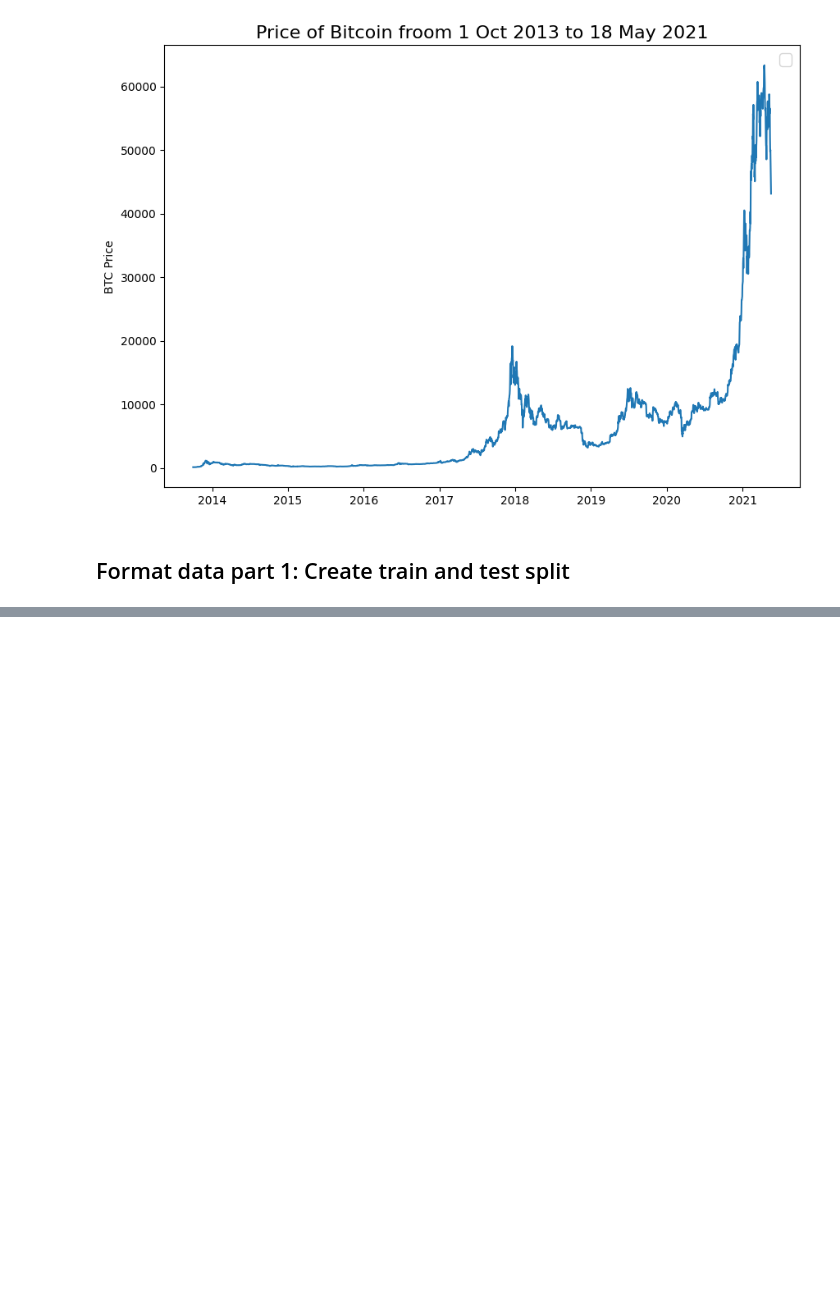
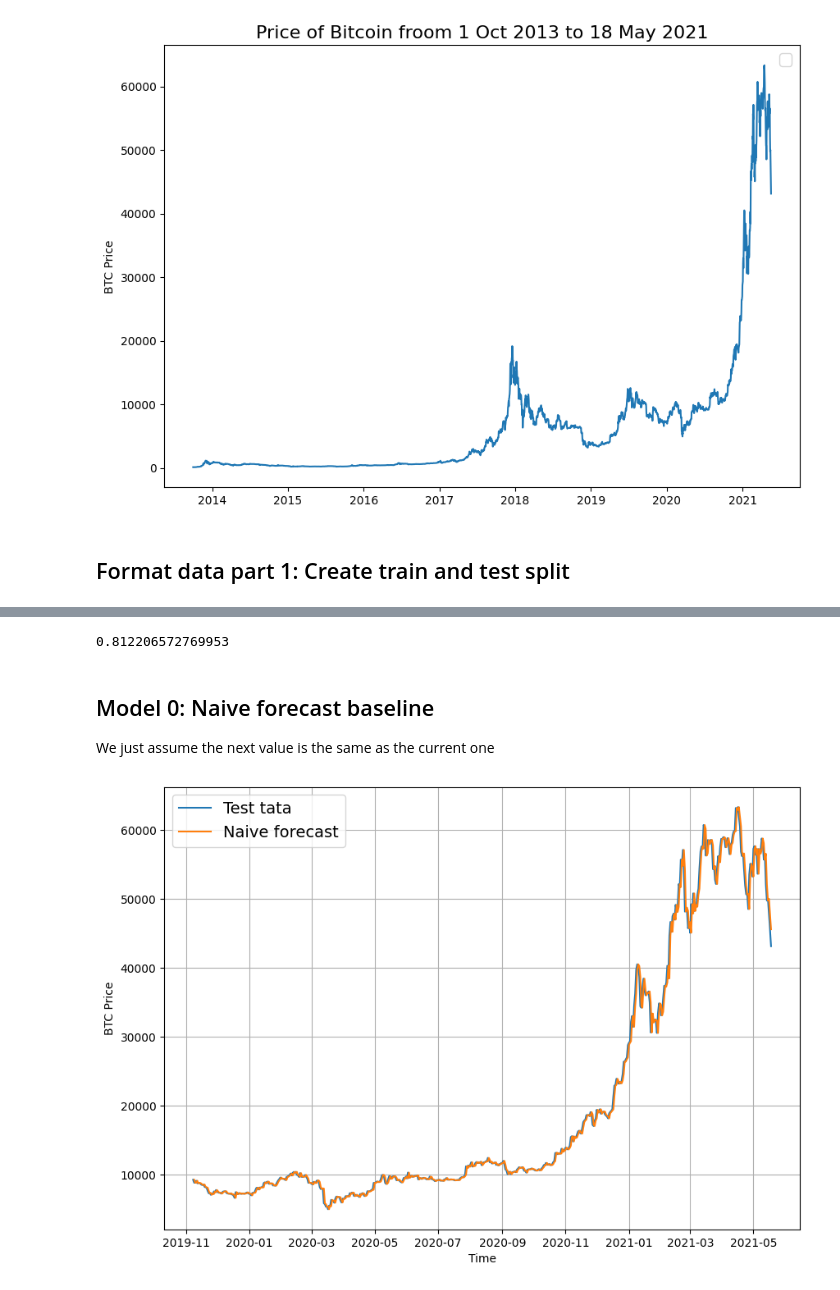
Before and after one commit to kacper-dobrow/tensorflow-course, a Jupyter notebook: 10_time_series_forecasting_with_tensorflow.ipynb, the cells around one changed output, grey strips where cells are left out. Cells and saved outputs as stored; diff of their text form; code cells hidden in the pictures; blank space fills up the shorter version.

```diff
--- a/10_time_series_forecasting_with_tensorflow.ipynb
+++ b/10_time_series_forecasting_with_tensorflow.ipynb
@@ -133,0 +213,19 @@ WARNING:matplotlib.legend:No artists with labels found to put in legend.  Note t
+# %%
+346/426
+# %% [output]
+0.812206572769953
+# %% [markdown]
+## Model 0: Naive forecast baseline
+
+We just assume the next value is the same as the current one
+# %%
+# Create a naive forecast
+naive_forecast = y_test[:-1]
+# %%
+# Plot naive forecast
+plt.figure(figsize=(10, 7))
+# plot_time_series(X_train, y_train, label="Train tata")
+plot_time_series(X_test, y_test, format="-", label="Test tata")
+plot_time_series(X_test[1:], naive_forecast, format="-", label="Naive forecast")
+# %% [output]
+[figure, added]
```
Also changed, not shown: parts of 29 cells of this notebook.
